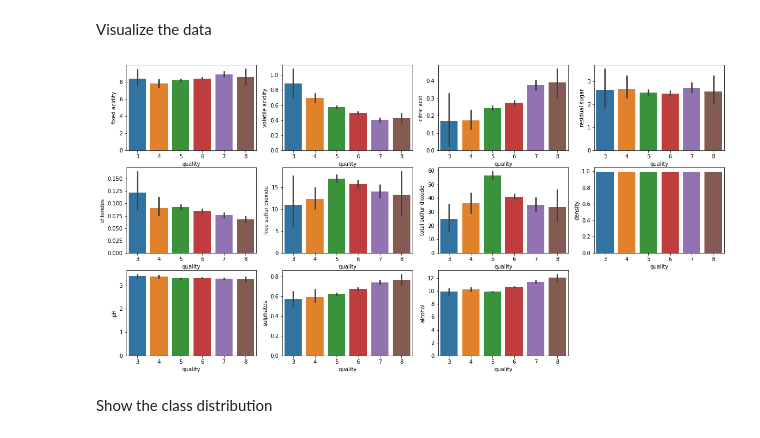
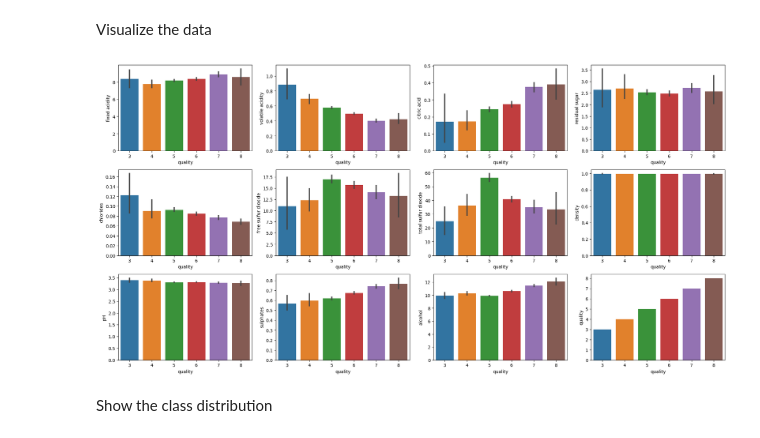
Before and after one commit to trizkynoviandy/diabetes-prediction-dashboard, a Jupyter notebook: red_wine_quality_prediction.ipynb, the cells around one changed output. Drawn from its saved outputs; the diff is of its cells as text; code cells hidden in the pictures.

```diff
--- a/red_wine_quality_prediction.ipynb
+++ b/red_wine_quality_prediction.ipynb
@@ -115,24 +128,19 @@ plt.show()
 [figure]
 # %% [markdown]
 Visualize the data
-# %%
-fig, axes = plt.subplots(3, 4, figsize=(20, 10))
-axes[2,3].set_axis_off()
-
-sns.barplot(ax=axes[0, 0], data=df, x='quality', y='fixed acidity')
-sns.barplot(ax=axes[0, 1], data=df, x='quality', y='volatile acidity')
-sns.barplot(ax=axes[0, 2], data=df, x='quality', y='citric acid')
-sns.barplot(ax=axes[0, 3], data=df, x='quality', y='residual sugar')
-sns.barplot(ax=axes[1, 0], data=df, x='quality', y='chlorides')
-sns.barplot(ax=axes[1, 1], data=df, x='quality', y='free sulfur dioxide')
-sns.barplot(ax=axes[1, 2], data=df, x='quality', y='total sulfur dioxide')
-sns.barplot(ax=axes[1, 3], data=df, x='quality', y='density')
-sns.barplot(ax=axes[2, 0], data=df, x='quality', y='pH')
-sns.barplot(ax=axes[2, 1], data=df, x='quality', y='sulphates')
-sns.barplot(ax=axes[2, 2], data=df, x='quality', y='alcohol')
-plt.show()
-# %% [output]
-[figure, removed]
+# %%
+fig, axes = plt.subplots(3, 4, figsize=(20, 10))
+
+features = list(df.columns)
+
+for i in range(3):
+    for j in range(4):
+        feat = features[i*4 + j]
+        sns.barplot(ax=axes[i, j], data=df, x='quality', y=feat)
+plt.tight_layout()
+plt.show()
+# %% [output]
+[figure, added]
 # %% [markdown]
 Show the class distribution
 # %%
```
Also changed, not shown: parts of 5 cells of this notebook.
